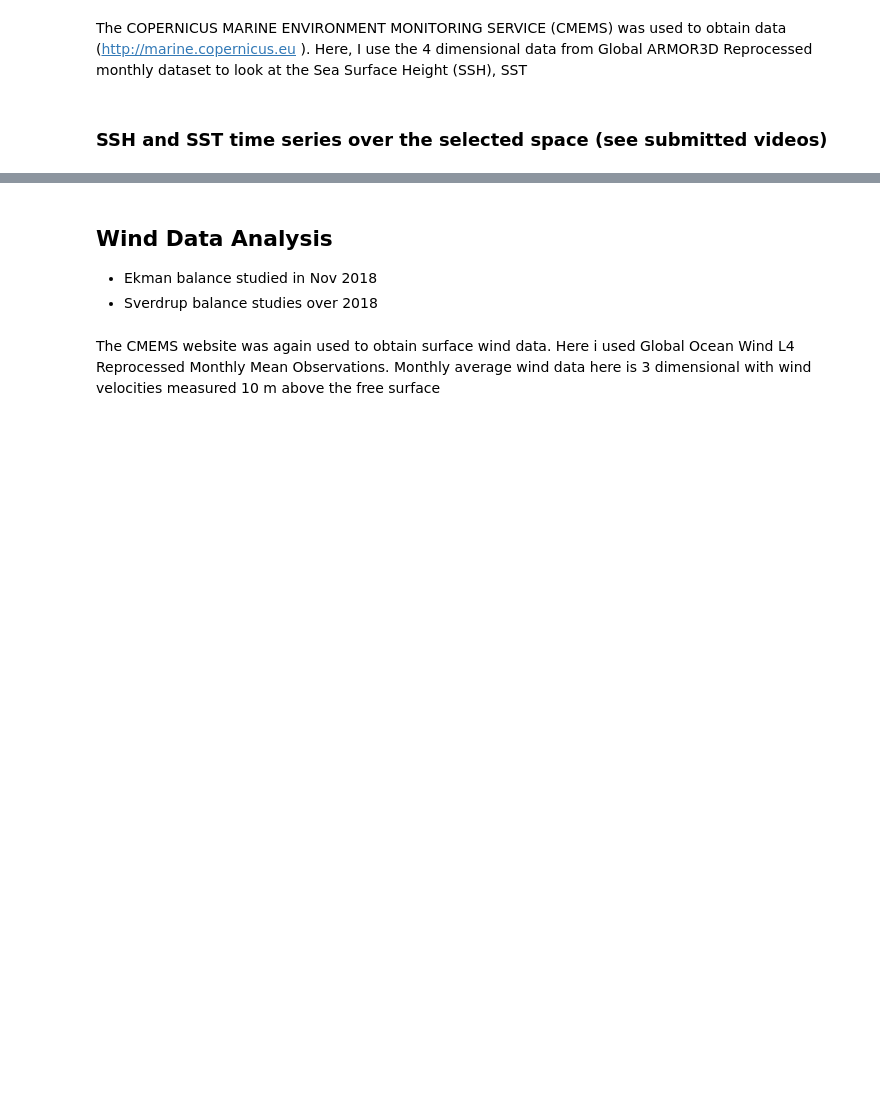
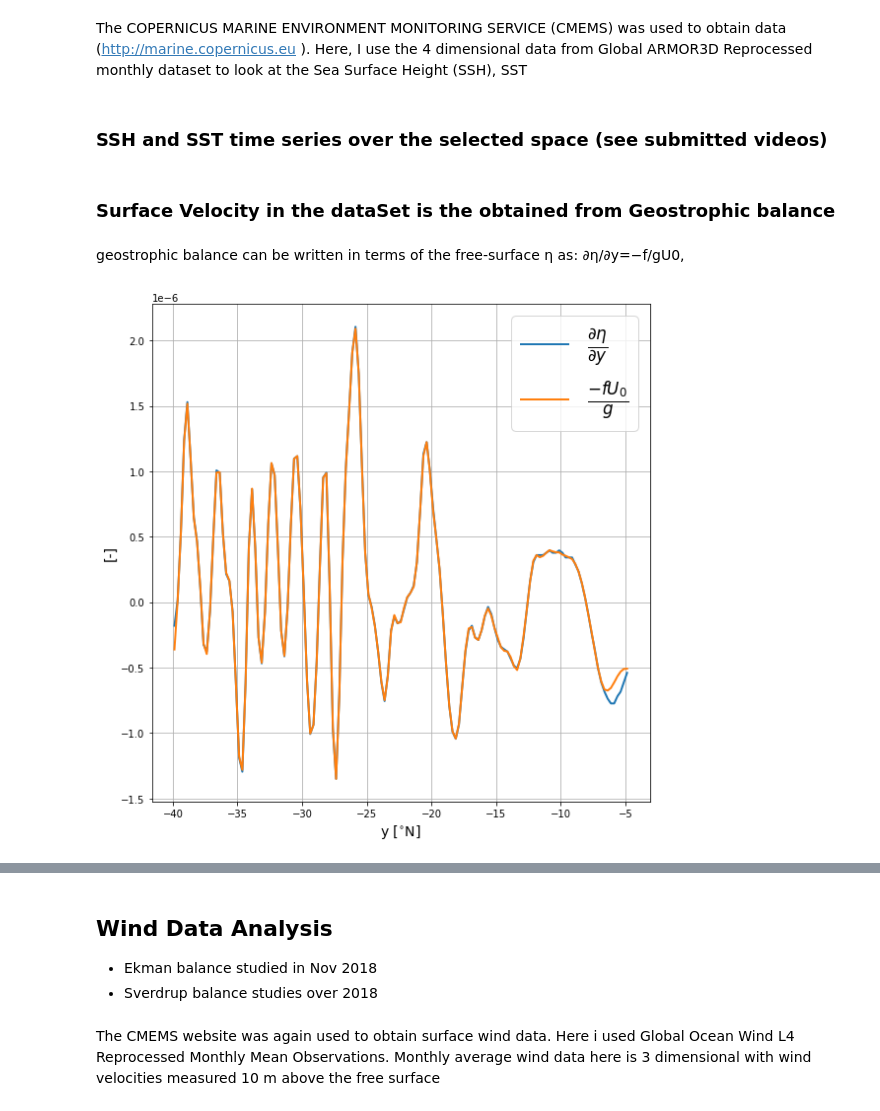
Before and after one commit to sakshamg94/CEE262I_OceanCirculation, a Jupyter notebook: final_project_II.ipynb, the cells around one changed output, grey strips where cells are left out. Drawn from its saved outputs; the diff is of its cells as text; code cells hidden in the pictures; blank space fills up the shorter version.

```diff
--- a/final_project_II.ipynb
+++ b/final_project_II.ipynb
@@ -137,3 +137,44 @@ out2,_ = (
     .output(os.path.join(sstPath, 'movie_sst2.mp4'))
     .run()
 )
+# %% [markdown]
+### Surface Velocity in the dataSet is the obtained from Geostrophic balance
+# %%
+# Constants
+lat_ds = lat_base.values
+Omega = 2*np.pi/86400  # Earth's angular velocity
+rho_ref = 1000.  # reference density
+deg2rad = np.pi/180  # conversion factor from degree to radian
+R = 6371e3 # Earth's radius
+
+# Grid spacing in the zonal and meridional directions in meters (~2 lines of code)
+dy = R*(lat_ds[1]-lat_ds[0])*deg2rad
+
+# Calculate the Ekman transport in each direction (~3 lines of code)
+f = 2*Omega*np.sin(lat_ds*deg2rad)
+# %% [markdown]
+geostrophic balance can be written in terms of the free-surface  η  as:
+∂η/∂y=−f/gU0,
+# %%
+idg = -1 # for the month of Nov 2018
+U = base_ds['ugo'][idg,0,:,180].T # mid section meridian of the ROI
+geoRHS = -f/9.81*U
+
+geoLHS = np.gradient(base_ds['zo'][idg,0,:,180].T, dy)
+
+### PLOT
+plt.figure(figsize=(8,8.))
+
+plt.plot(lat_ds, geoLHS, linewidth=2, label=r'$\frac{\partial \eta}{\partial y}$')
+plt.plot(lat_ds, geoRHS, linewidth=2, label=r'$\frac{-fU_0}{g}$')
+
+plt.xlabel('y [$^{\circ}$N]', fontsize=14)
+plt.ylabel('[-]', fontsize=14)
+
+plt.grid()
+plt.legend(fontsize=24)
+
+plt.tight_layout()
+plt.show()
+# %% [output]
+[figure, added]
```
Also changed, not shown: parts of 2 cells of this notebook.
